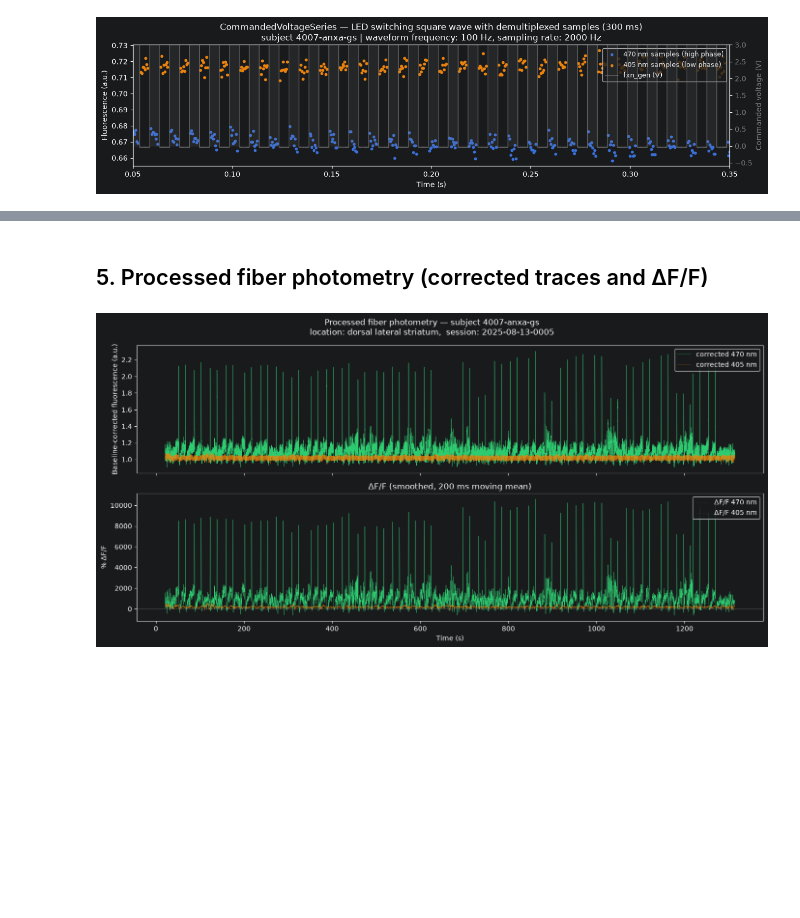
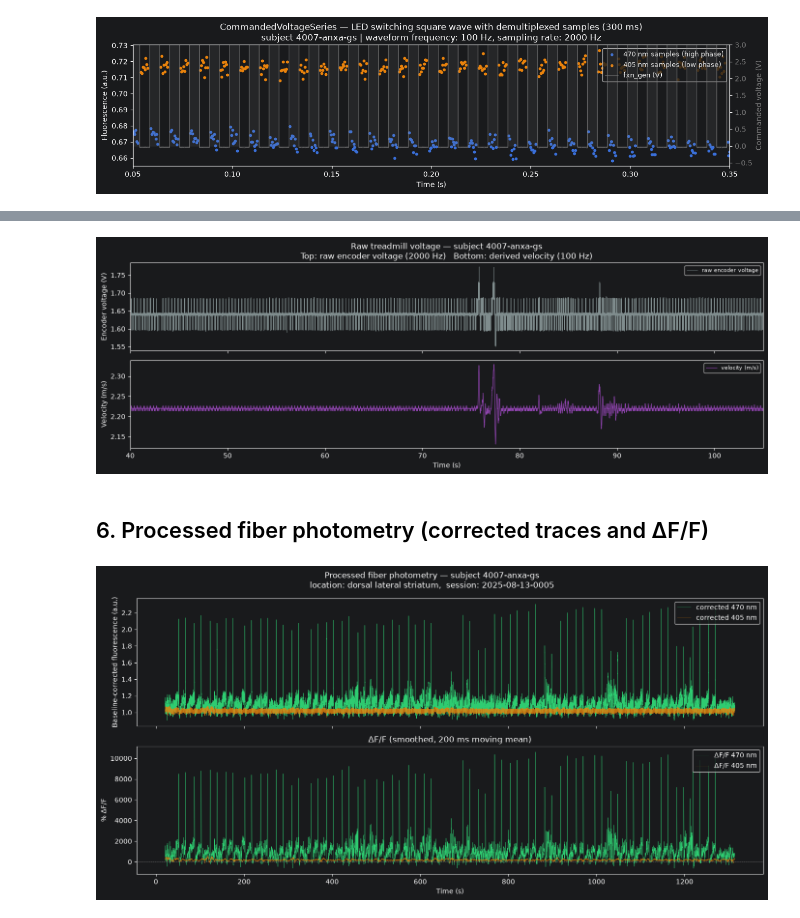
Before and after one commit to catalystneuro/dombeck-lab-to-nwb, a Jupyter notebook: src/dombeck_lab_to_nwb/chen2026/tutorials/chen2026_demo.ipynb, the cells around one changed output, grey strips where cells are left out. Cells and saved outputs as stored; diff of their text form; code cells hidden in the pictures; blank space fills up the shorter version.

Commit message:
Add section with raw treadmill voltage

```diff
--- a/src/dombeck_lab_to_nwb/chen2026/tutorials/chen2026_demo.ipynb
+++ b/src/dombeck_lab_to_nwb/chen2026/tutorials/chen2026_demo.ipynb
@@ -275,5 +282,38 @@ Linked from 4 FiberPhotometryTable rows via 'commanded_voltage_series' column:
+# %%
+ts_tread = nwb.acquisition["RawTreadmillVoltage"]
+t_tread  = ts_tread.timestamps[:]
+v_tread  = ts_tread.data[:]
+
+bts   = nwb.processing["behavior"]["BehavioralTimeSeries"]
+vel   = bts.time_series["treadmill_velocity"]
+t_beh = get_time_vector(vel)
+
+T0, T1 = 40.0, 105.0
+mt = (t_tread >= T0) & (t_tread <= T1)
+mv = (t_beh   >= T0) & (t_beh   <= T1)
+
+fig, (ax_top, ax_bot) = plt.subplots(2, 1, figsize=(14, 5), sharex=True)
+
+ax_top.plot(t_tread[mt], v_tread[mt], color="#7F8C8D", lw=0.6, label="raw encoder voltage")
+ax_top.set_ylabel("Encoder voltage (V)")
+ax_top.set_title(
+    f"Raw treadmill voltage — subject {sub.subject_id}\n"
+    "Top: raw encoder voltage (2000 Hz)   Bottom: derived velocity (100 Hz)"
+)
+ax_top.legend(loc="upper right", fontsize=8)
+
+ax_bot.plot(t_beh[mv], vel.data[mv], color="#8E44AD", lw=0.9, label="velocity (m/s)")
+ax_bot.set_ylabel(f"Velocity ({vel.unit})")
+ax_bot.set_xlabel("Time (s)")
+ax_bot.set_xlim(T0, T1)
+ax_bot.legend(loc="upper right", fontsize=8)
+
+plt.tight_layout()
+plt.show()
+# %% [output]
+[figure, added]
 # %% [markdown]
-## 5. Processed fiber photometry (corrected traces and ΔF/F)
+## 6. Processed fiber photometry (corrected traces and ΔF/F)
 # %%
 corr_470 = nwb.processing["ophys"]["FiberPhotometryResponseSeriesCorrectedSignal"]
 corr_405 = nwb.processing["ophys"]["FiberPhotometryResponseSeriesCorrectedIsosbesticControl"]
```
Also changed, not shown: parts of 9 cells of this notebook.
